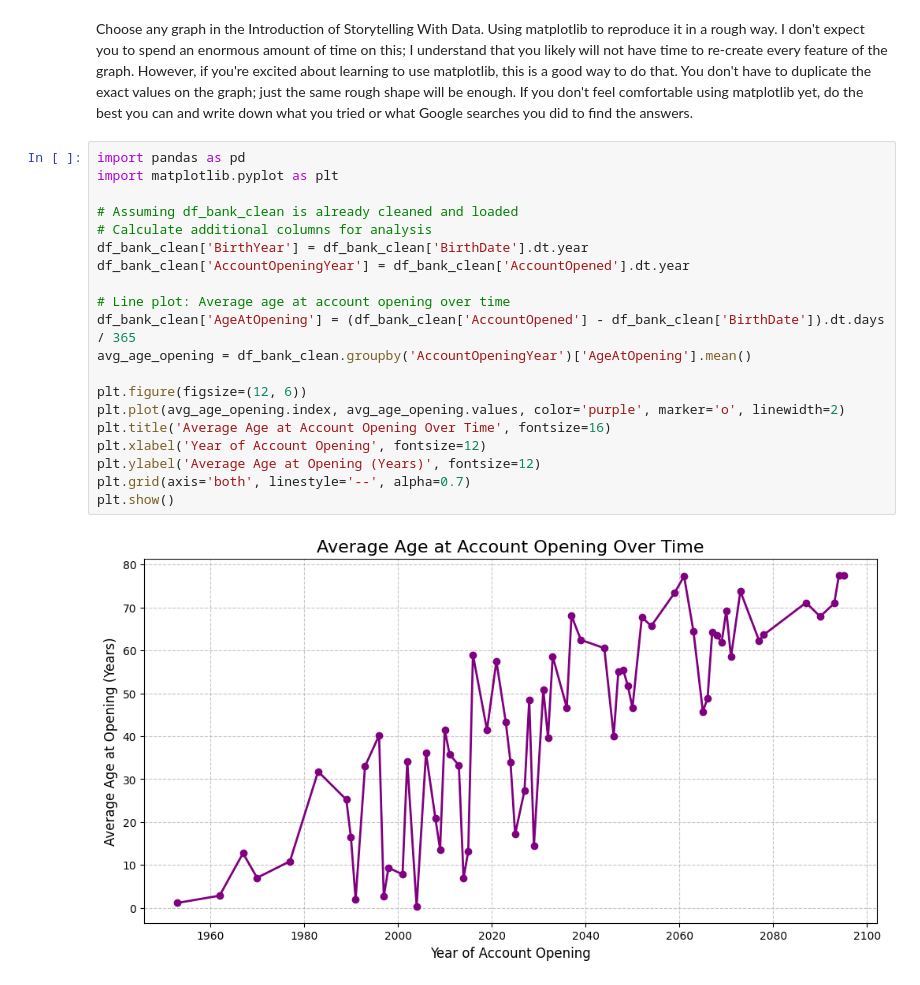
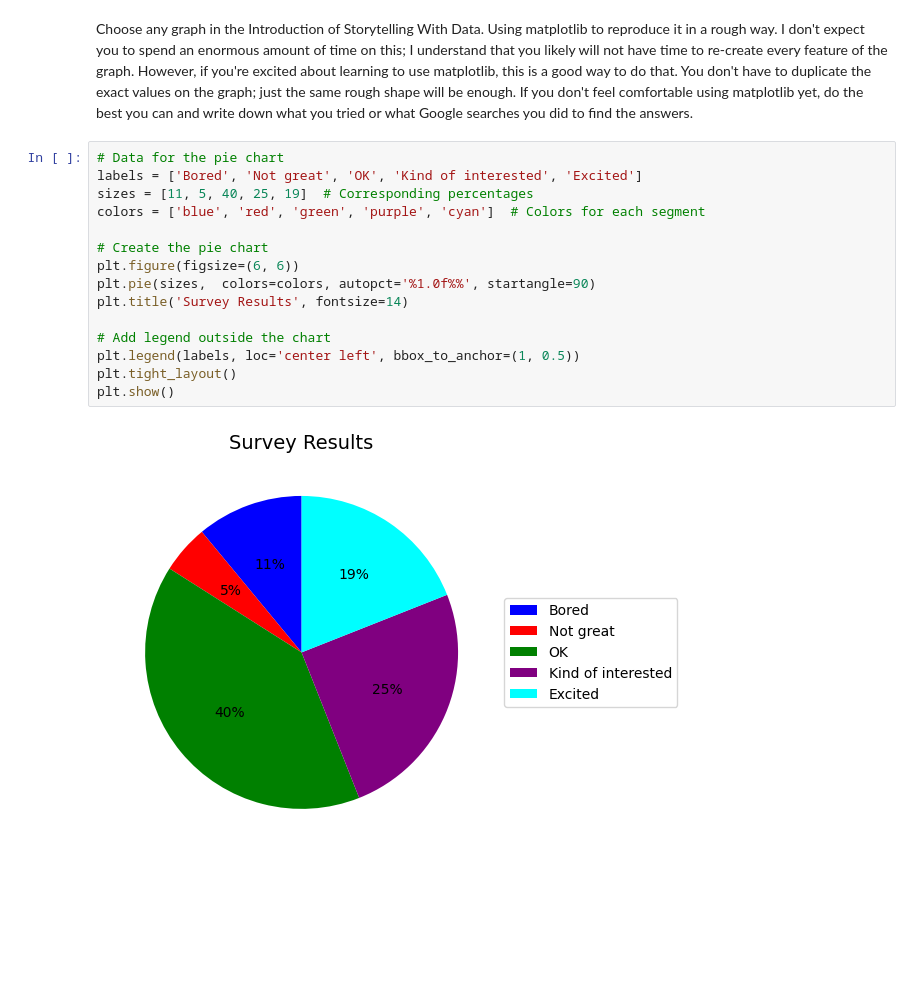
Before and after one commit to surendrakoth/2025-spring-B2, a Jupyter notebook: Week1.ipynb, the cells around one changed output. Saved outputs shown, nothing was run; the diff lists cells and outputs as text; blank space fills up the shorter version.

```diff
--- a/Week1.ipynb
+++ b/Week1.ipynb
@@ -580,24 +578,19 @@ i.e There are peoples born in 2020 and accounts are opend at age of 80 years.
 # %% [markdown]
 Choose any graph in the Introduction of Storytelling With Data.  Using matplotlib to reproduce it in a rough way.  I don't expect you to spend an enormous amount of time on this; I understand that you likely will not have time to re-create every feature of the graph.  However, if you're excited about learning to use matplotlib, this is a good way to do that.  You don't have to duplicate the exact values on the graph; just the same rough shape will be enough.  If you don't feel comfortable using matplotlib yet, do the best you can and write down what you tried or what Google searches you did to find the answers.
 # %%
-import pandas as pd
-import matplotlib.pyplot as plt
+# Data for the pie chart
+labels = ['Bored', 'Not great', 'OK', 'Kind of interested', 'Excited']
+sizes = [11, 5, 40, 25, 19]  # Corresponding percentages
+colors = ['blue', 'red', 'green', 'purple', 'cyan']  # Colors for each segment
 
-# Assuming df_bank_clean is already cleaned and loaded
-# Calculate additional columns for analysis
-df_bank_clean['BirthYear'] = df_bank_clean['BirthDate'].dt.year
-df_bank_clean['AccountOpeningYear'] = df_bank_clean['AccountOpened'].dt.year
+# Create the pie chart
+plt.figure(figsize=(6, 6))
+plt.pie(sizes,  colors=colors, autopct='%1.0f%%', startangle=90)
+plt.title('Survey Results', fontsize=14)
 
-# Line plot: Average age at account opening over time
-df_bank_clean['AgeAtOpening'] = (df_bank_clean['AccountOpened'] - df_bank_clean['BirthDate']).dt.days / 365
-avg_age_opening = df_bank_clean.groupby('AccountOpeningYear')['AgeAtOpening'].mean()
-
-plt.figure(figsize=(12, 6))
-plt.plot(avg_age_opening.index, avg_age_opening.values, color='purple', marker='o', linewidth=2)
-plt.title('Average Age at Account Opening Over Time', fontsize=16)
-plt.xlabel('Year of Account Opening', fontsize=12)
-plt.ylabel('Average Age at Opening (Years)', fontsize=12)
-plt.grid(axis='both', linestyle='--', alpha=0.7)
+# Add legend outside the chart
+plt.legend(labels, loc='center left', bbox_to_anchor=(1, 0.5))
+plt.tight_layout()
 plt.show()
 # %% [output]
-[figure, old version]
+[figure, new version]
```
Also changed, not shown: parts of 5 cells of this notebook.
